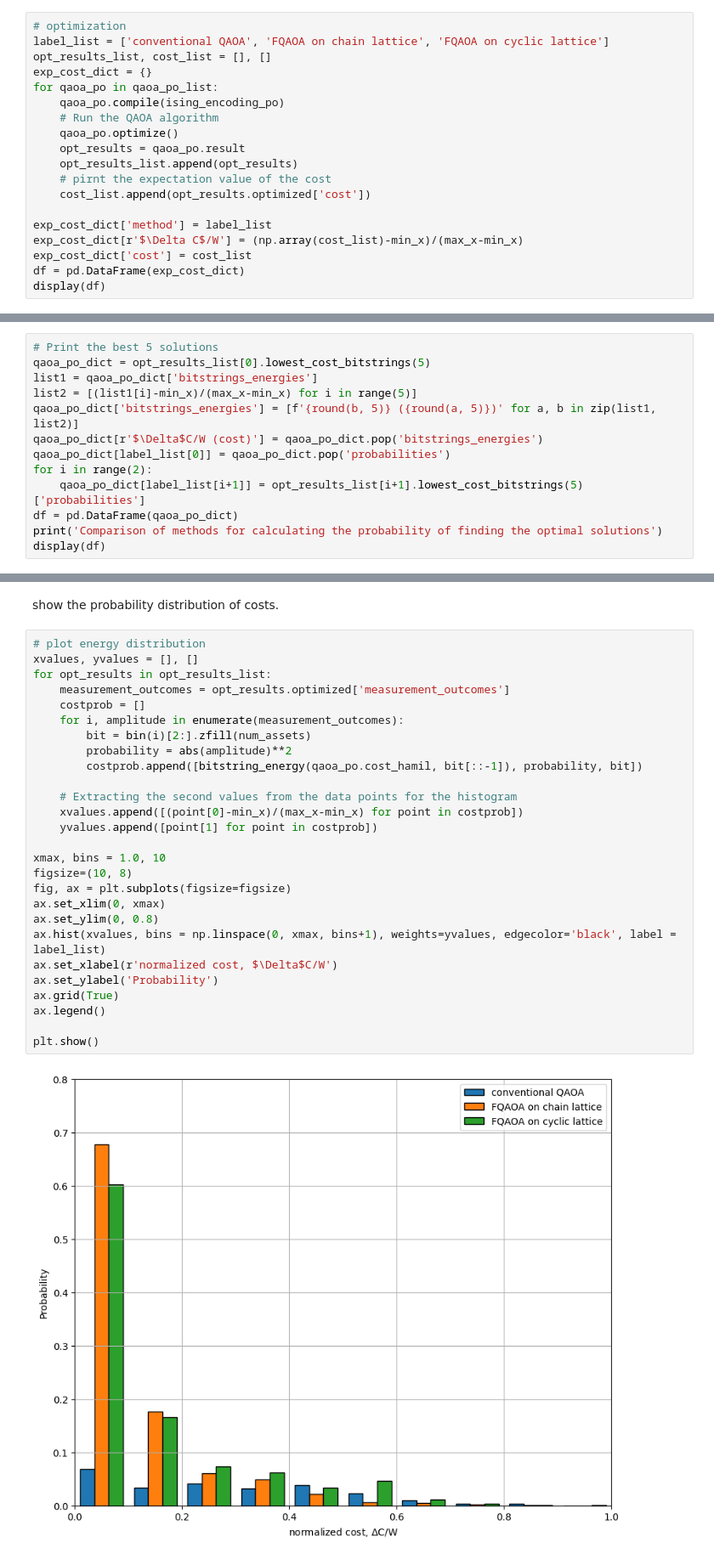
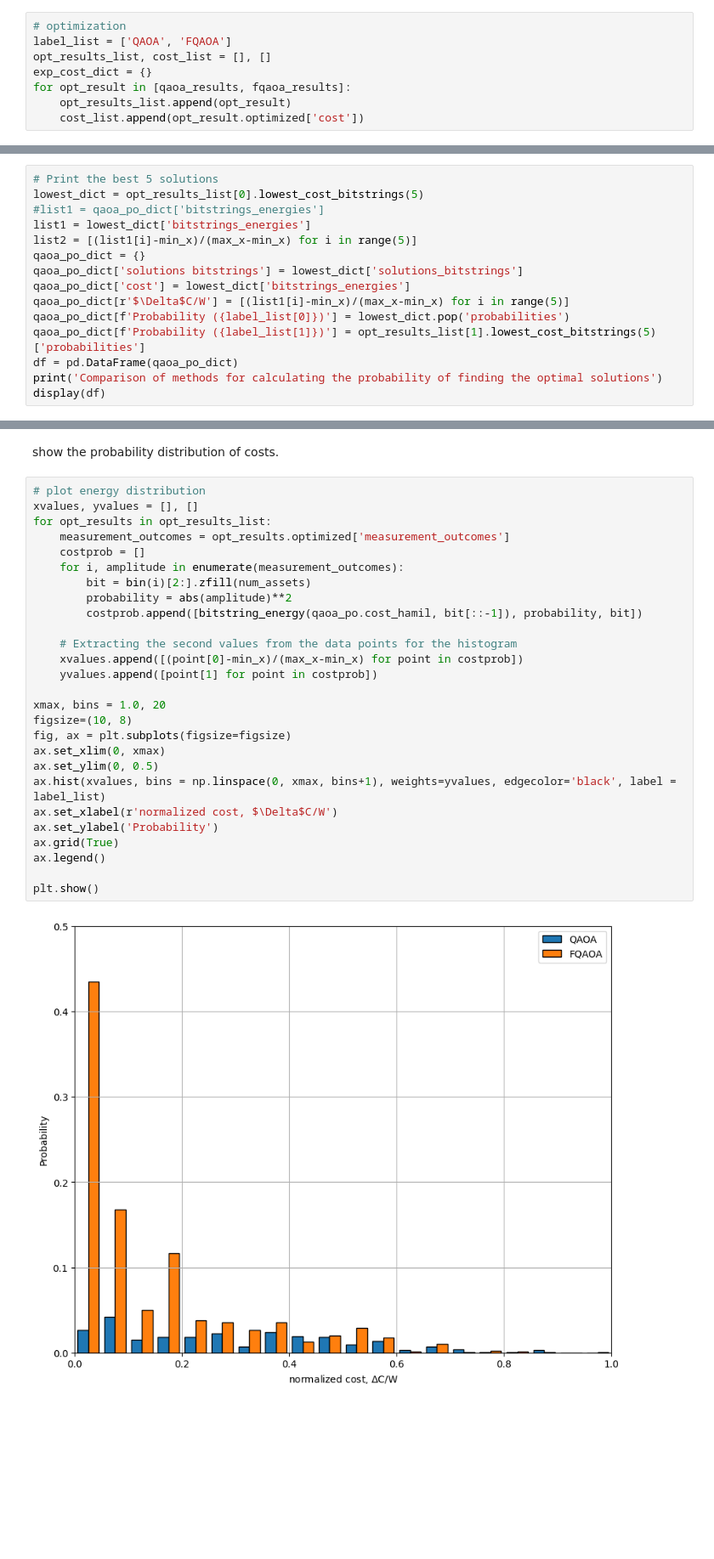
Before and after one commit to tech-sketch/openqaoa, a Jupyter notebook: examples/99_FQAOA_examples.ipynb, the cells around one changed output, grey strips where cells are left out. Shown at 85% size. Drawn from its saved outputs; the diff is of its cells as text; blank space fills up the shorter version.

Commit message:
Running the notebook using the FQAOA workflow

```diff
--- a/examples/99_FQAOA_examples.ipynb
+++ b/examples/99_FQAOA_examples.ipynb
@@ -279,20 +176,9 @@ print('(cost_min, cost_max) = ', '(', min_x, max_x,')')
 ### Optimization of variational parameters
 # %%
 # optimization
-label_list = ['conventional QAOA', 'FQAOA on chain lattice', 'FQAOA on cyclic lattice']
+label_list = ['QAOA', 'FQAOA']
 opt_results_list, cost_list = [], []
 exp_cost_dict = {}
-for qaoa_po in qaoa_po_list:
-    qaoa_po.compile(ising_encoding_po)
-    # Run the QAOA algorithm
-    qaoa_po.optimize()
-    opt_results = qaoa_po.result
-    opt_results_list.append(opt_results)
-    # pirnt the expectation value of the cost
-    cost_list.append(opt_results.optimized['cost'])
-
-exp_cost_dict['method'] = label_list
-exp_cost_dict[r'$\Delta C$/W'] = (np.array(cost_list)-min_x)/(max_x-min_x)
-exp_cost_dict['cost'] = cost_list
-df = pd.DataFrame(exp_cost_dict)
-display(df)
+for opt_result in [qaoa_results, fqaoa_results]:
+    opt_results_list.append(opt_result)
+    cost_list.append(opt_result.optimized['cost'])
@@ -325,14 +235,16 @@ plt.show()
 show the best 5 states for this particular Portfolio optimization problem
 # %%
 # Print the best 5 solutions
-qaoa_po_dict = opt_results_list[0].lowest_cost_bitstrings(5)
-list1 = qaoa_po_dict['bitstrings_energies']
+lowest_dict = opt_results_list[0].lowest_cost_bitstrings(5)
+#list1 = qaoa_po_dict['bitstrings_energies']
+list1 = lowest_dict['bitstrings_energies']
 list2 = [(list1[i]-min_x)/(max_x-min_x) for i in range(5)]
-qaoa_po_dict['bitstrings_energies'] = [f'{round(b, 5)} ({round(a, 5)})' for a, b in zip(list1, list2)]
-qaoa_po_dict[r'$\Delta$C/W (cost)'] = qaoa_po_dict.pop('bitstrings_energies')
-qaoa_po_dict[label_list[0]] = qaoa_po_dict.pop('probabilities')
-for i in range(2):
-    qaoa_po_dict[label_list[i+1]] = opt_results_list[i+1].lowest_cost_bitstrings(5)['probabilities']
+qaoa_po_dict = {}
+qaoa_po_dict['solutions bitstrings'] = lowest_dict['solutions_bitstrings']
+qaoa_po_dict['cost'] = lowest_dict['bitstrings_energies']
+qaoa_po_dict[r'$\Delta$C/W'] = [(list1[i]-min_x)/(max_x-min_x) for i in range(5)]
+qaoa_po_dict[f'Probability ({label_list[0]})'] = lowest_dict.pop('probabilities')
+qaoa_po_dict[f'Probability ({label_list[1]})'] = opt_results_list[1].lowest_cost_bitstrings(5)['probabilities']
 df = pd.DataFrame(qaoa_po_dict)
 print('Comparison of methods for calculating the probability of finding the optimal solutions')
 display(df)
@@ -349,31 +261,31 @@ show the probability distribution of costs.
 # %%
 # plot energy distribution
 xvalues, yvalues = [], []
 for opt_results in opt_results_list:
     measurement_outcomes = opt_results.optimized['measurement_outcomes']
     costprob = []
     for i, amplitude in enumerate(measurement_outcomes):
         bit = bin(i)[2:].zfill(num_assets)
         probability = abs(amplitude)**2
         costprob.append([bitstring_energy(qaoa_po.cost_hamil, bit[::-1]), probability, bit])
 
     # Extracting the second values from the data points for the histogram
     xvalues.append([(point[0]-min_x)/(max_x-min_x) for point in costprob])
     yvalues.append([point[1] for point in costprob])
 
-xmax, bins = 1.0, 10
+xmax, bins = 1.0, 20
 figsize=(10, 8)
 fig, ax = plt.subplots(figsize=figsize)
 ax.set_xlim(0, xmax)
-ax.set_ylim(0, 0.8)
+ax.set_ylim(0, 0.5)
 ax.hist(xvalues, bins = np.linspace(0, xmax, bins+1), weights=yvalues, edgecolor='black', label = label_list)
 ax.set_xlabel(r'normalized cost, $\Delta$C/W')
 ax.set_ylabel('Probability')
 ax.grid(True)
 ax.legend()
 
 plt.show()
 # %% [output]
-[figure, old version]
+[figure, new version]
 # %% [markdown]
 # References
```
Also changed, not shown: parts of 24 cells of this notebook, 2 other files.
